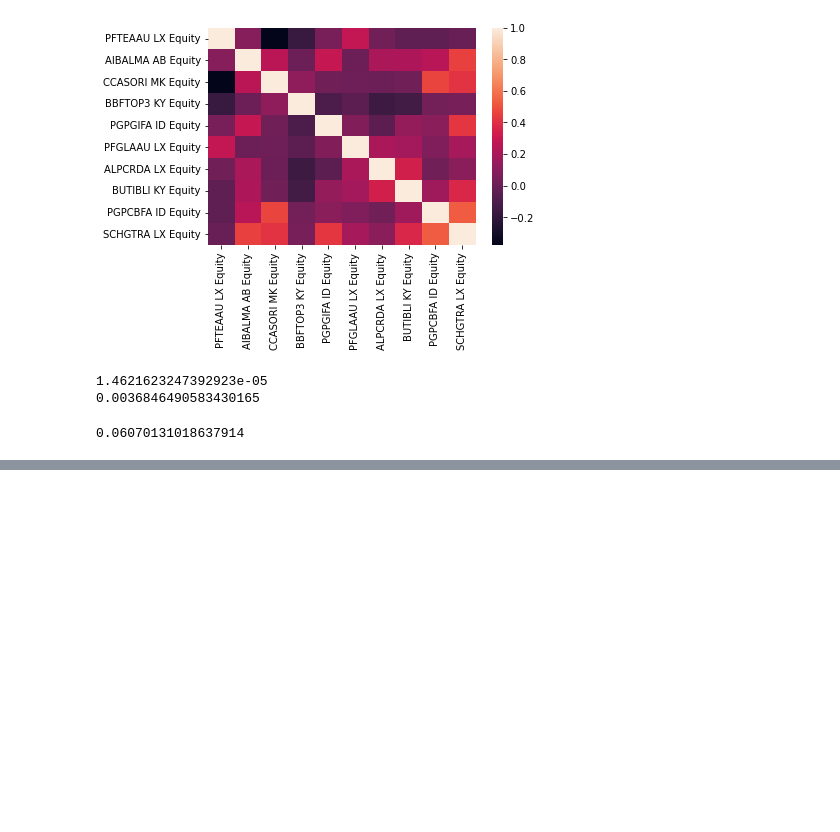
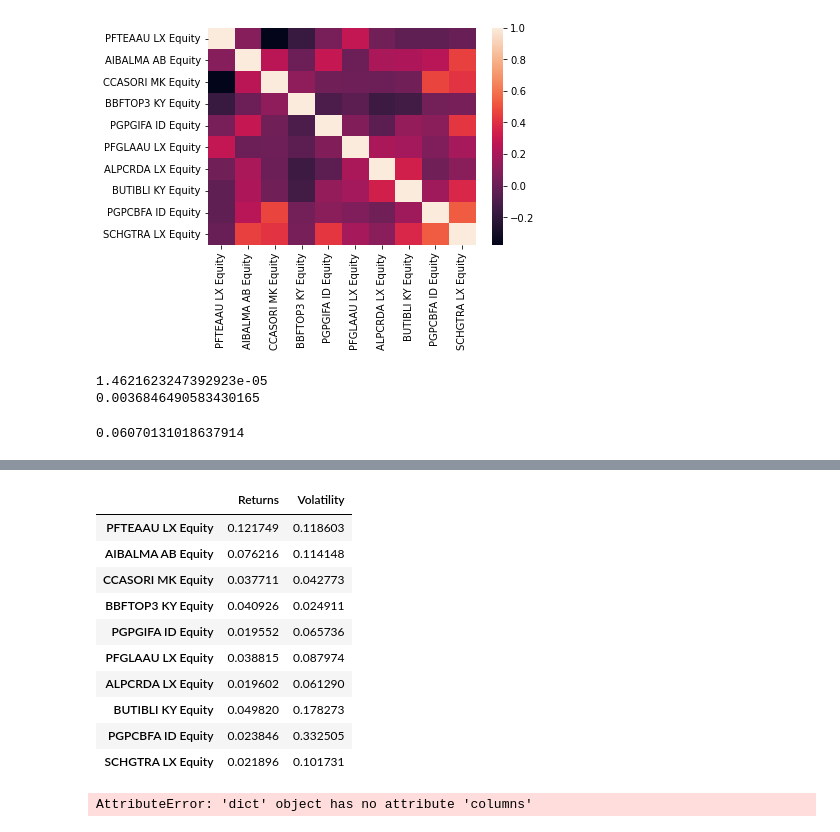
Before and after one commit to Falaita/AIML, a Jupyter notebook: AIML_Coursework_v0.3.ipynb, the cells around one changed output, grey strips where cells are left out. Saved outputs shown, nothing was run; the diff lists cells and outputs as text; code cells hidden in the pictures; blank space fills up the shorter version.

```diff
--- a/AIML_Coursework_v0.3.ipynb
+++ b/AIML_Coursework_v0.3.ipynb
@@ -246,0 +264,4 @@ TypeError: Only valid with DatetimeIndex, TimedeltaIndex or PeriodIndex, but got
+# %%
+# Volatility is given by the annual standard deviation. We multiply by 252 because there are 252 trading days/year.
+ann_sd = selected_stocks.pct_change().apply(lambda x: np.log(1+x)).std().apply(lambda x: x*np.sqrt(252))
+ann_sd
@@ -246,0 +280,16 @@ TypeError: Only valid with DatetimeIndex, TimedeltaIndex or PeriodIndex, but got
+# %%
+assets = pd.concat([ind_er, ann_sd], axis=1) # Creating a table for visualising returns and volatility of assets
+assets.columns = ['Returns', 'Volatility']
+assets
+# %% [output]
+|  | Returns | Volatility |
+| PFTEAAU LX Equity | 0.121749 | 0.118603 |
+| AIBALMA AB Equity | 0.076216 | 0.114148 |
+| CCASORI MK Equity | 0.037711 | 0.042773 |
+| BBFTOP3 KY Equity | 0.040926 | 0.024911 |
+| PGPGIFA ID Equity | 0.019552 | 0.065736 |
+| PFGLAAU LX Equity | 0.038815 | 0.087974 |
+| ALPCRDA LX Equity | 0.019602 | 0.061290 |
+| BUTIBLI KY Equity | 0.049820 | 0.178273 |
+| PGPCBFA ID Equity | 0.023846 | 0.332505 |
+| SCHGTRA LX Equity | 0.021896 | 0.101731 |
@@ -246,0 +316,9 @@ TypeError: Only valid with DatetimeIndex, TimedeltaIndex or PeriodIndex, but got
+# %%
+data = {'Returns':p_ret, 'Volatility':p_vol}
+for counter, symbol in enumerate(data.columns.tolist()):
+    #print(counter, symbol)
+    data[symbol+' weight'] = [w[counter] for w in p_weights]
+portfolios = pd.DataFrame(data)
+portfolios.head() # Dataframe of the 10000 portfolios created
+# %% [output]
+AttributeError: 'dict' object has no attribute 'columns'
```
Also changed, not shown: parts of 9 cells of this notebook.
